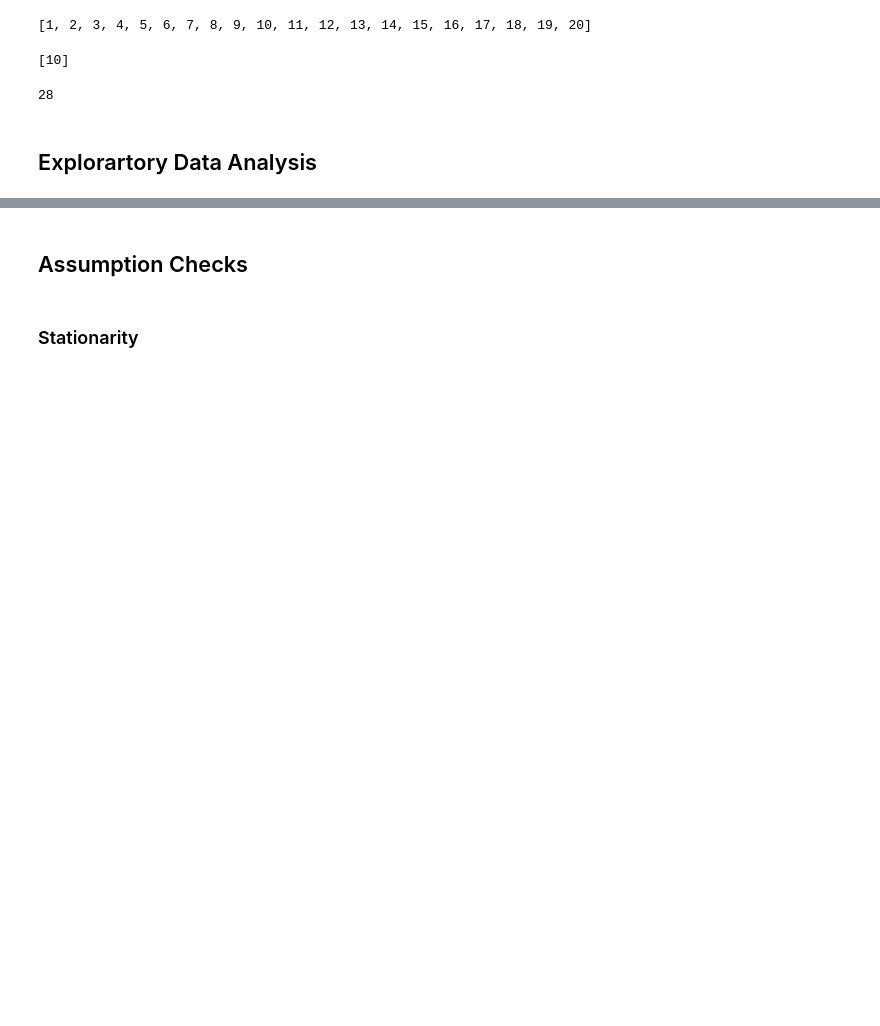
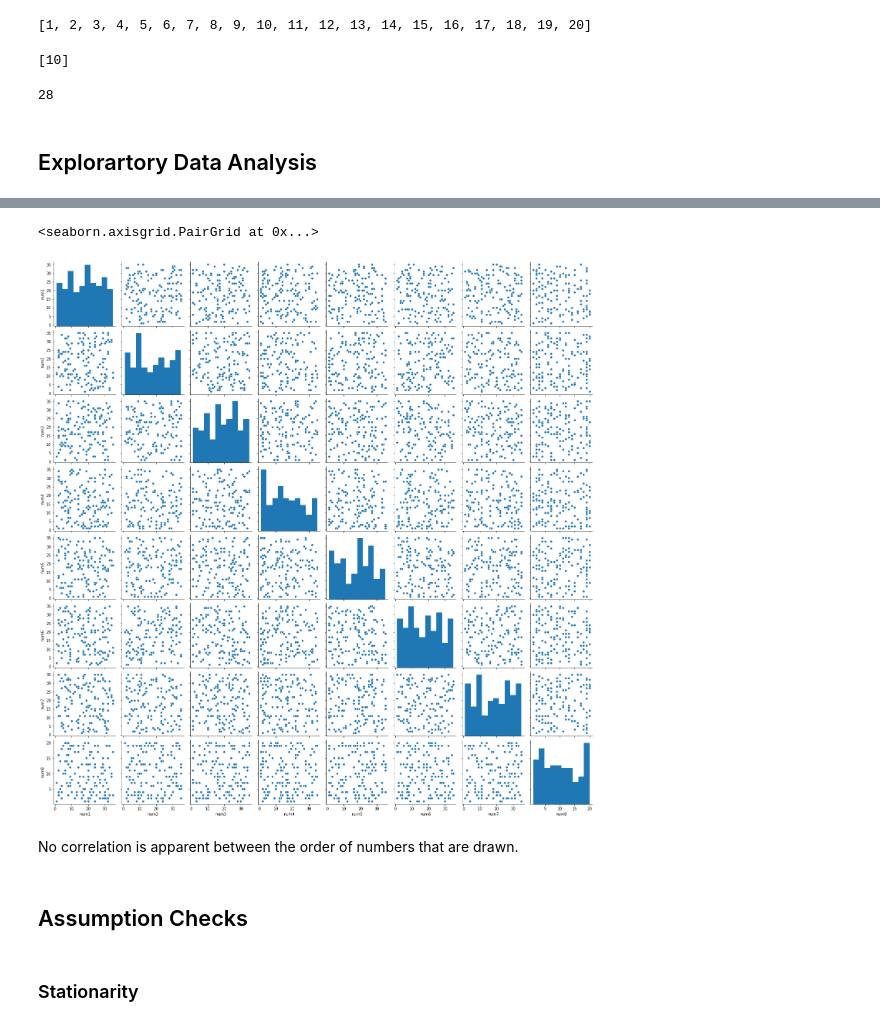
Before and after one commit to Anoshawott/project-PRE-LOT, a Jupyter notebook: forecasting-lottery.ipynb, the cells around one changed output, grey strips where cells are left out. Drawn from its saved outputs; the diff is of its cells as text; code cells hidden in the pictures; blank space fills up the shorter version.

Commit message:
Updated data
Data now has draws of numbers in the order that they were drawn.

```diff
--- a/forecasting-lottery.ipynb
+++ b/forecasting-lottery.ipynb
@@ -234 +243,10 @@ for i in cols:
 ... (4 outputs left out)
+# %%
+sns.pairplot(df,
+            x_vars=['num1', 'num2', 'num3', 'num4', 'num5', 'num6', 'num7', 'num8'],
+            y_vars=['num1', 'num2', 'num3', 'num4', 'num5', 'num6', 'num7', 'num8'],)
+# %% [output]
+<seaborn.axisgrid.PairGrid at 0x...>
+[figure, added]
+# %% [markdown]
+No correlation is apparent between the order of numbers that are drawn.
```
Also changed, not shown: parts of 12 cells of this notebook, 1 other file.
